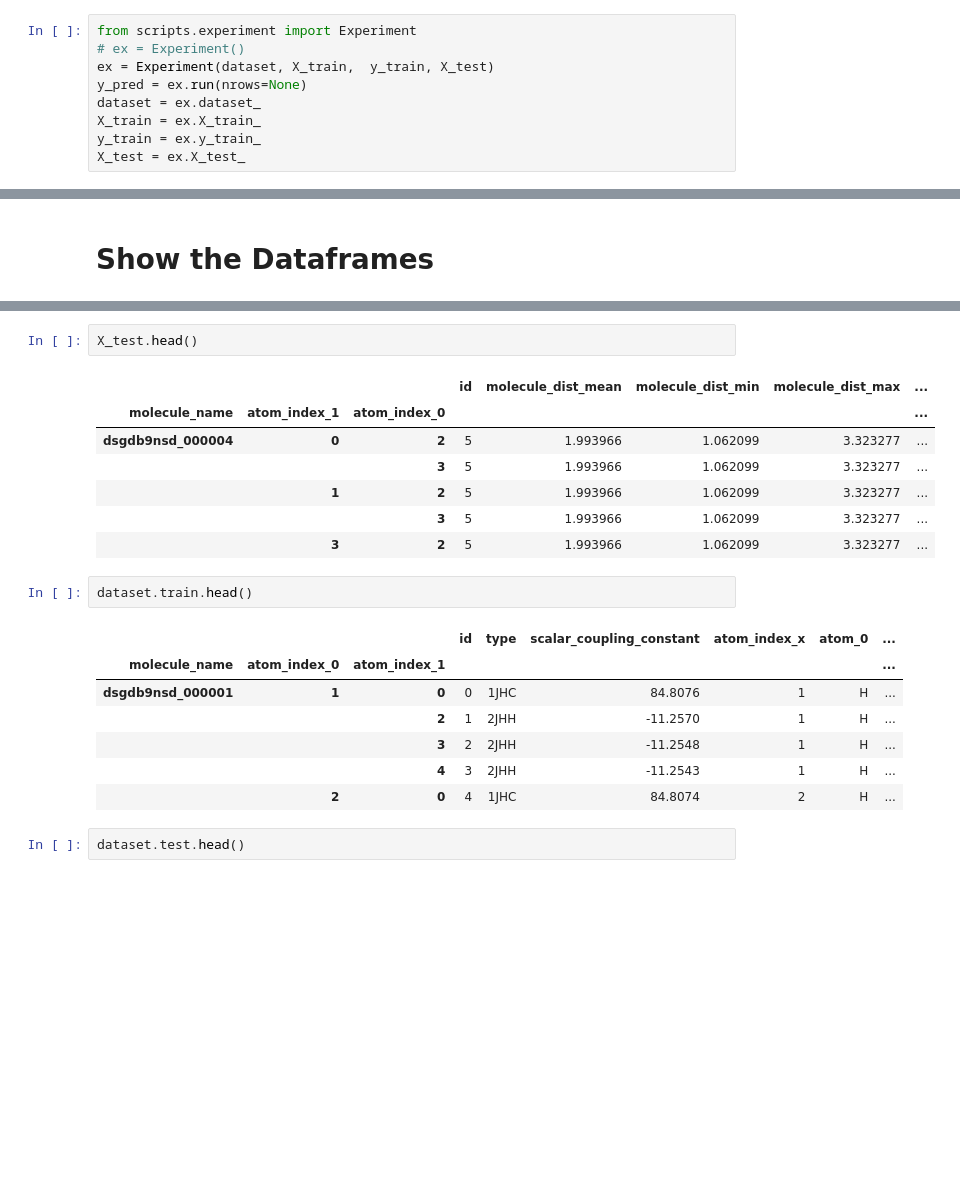
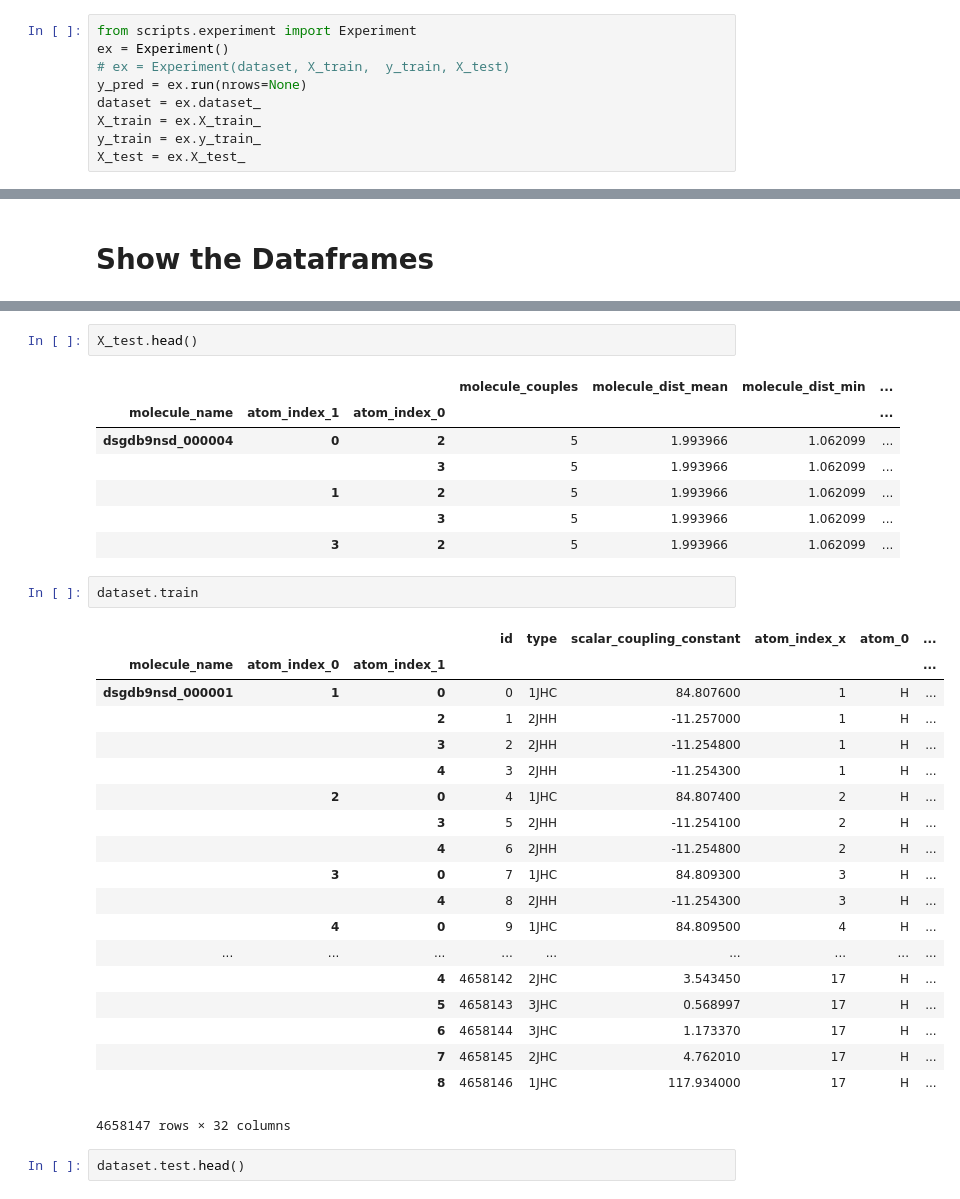
Before and after one commit to KenkenGoda/CHAMPS, a Jupyter notebook: notebooks/experiment.ipynb, the cells around one changed output, grey strips where cells are left out. Saved outputs shown, nothing was run; the diff lists cells and outputs as text; blank space fills up the shorter version.

```diff
--- a/notebooks/experiment.ipynb
+++ b/notebooks/experiment.ipynb
@@ -33,8 +35,8 @@ for lst in FeatureFactory().feature_list():
 # Experiment
 # %%
 from scripts.experiment import Experiment
-# ex = Experiment()
-ex = Experiment(dataset, X_train,  y_train, X_test)
+ex = Experiment()
+# ex = Experiment(dataset, X_train,  y_train, X_test)
 y_pred = ex.run(nrows=None)
 dataset = ex.dataset_
 X_train = ex.X_train_
@@ -161,23 +90,35 @@ y_train.head()
 # %%
 X_test.head()
 # %% [output]
-|  |  |  | id | molecule_dist_mean | molecule_dist_min | molecule_dist_max | ... |
-| molecule_name | atom_index_1 | atom_index_0 |  |  |  |  | ... |
-| dsgdb9nsd_000004 | 0 | 2 | 5 | 1.993966 | 1.062099 | 3.323277 | ... |
-|  |  | 3 | 5 | 1.993966 | 1.062099 | 3.323277 | ... |
-|  | 1 | 2 | 5 | 1.993966 | 1.062099 | 3.323277 | ... |
-|  |  | 3 | 5 | 1.993966 | 1.062099 | 3.323277 | ... |
-|  | 3 | 2 | 5 | 1.993966 | 1.062099 | 3.323277 | ... |
+|  |  |  | molecule_couples | molecule_dist_mean | molecule_dist_min | ... |
+| molecule_name | atom_index_1 | atom_index_0 |  |  |  | ... |
+| dsgdb9nsd_000004 | 0 | 2 | 5 | 1.993966 | 1.062099 | ... |
+|  |  | 3 | 5 | 1.993966 | 1.062099 | ... |
+|  | 1 | 2 | 5 | 1.993966 | 1.062099 | ... |
+|  |  | 3 | 5 | 1.993966 | 1.062099 | ... |
+|  | 3 | 2 | 5 | 1.993966 | 1.062099 | ... |
 # %%
-dataset.train.head()
+dataset.train
 # %% [output]
 |  |  |  | id | type | scalar_coupling_constant | atom_index_x | atom_0 | ... |
 | molecule_name | atom_index_0 | atom_index_1 |  |  |  |  |  | ... |
-| dsgdb9nsd_000001 | 1 | 0 | 0 | 1JHC | 84.8076 | 1 | H | ... |
-|  |  | 2 | 1 | 2JHH | -11.2570 | 1 | H | ... |
-|  |  | 3 | 2 | 2JHH | -11.2548 | 1 | H | ... |
-|  |  | 4 | 3 | 2JHH | -11.2543 | 1 | H | ... |
-|  | 2 | 0 | 4 | 1JHC | 84.8074 | 2 | H | ... |
+| dsgdb9nsd_000001 | 1 | 0 | 0 | 1JHC | 84.807600 | 1 | H | ... |
+|  |  | 2 | 1 | 2JHH | -11.257000 | 1 | H | ... |
+|  |  | 3 | 2 | 2JHH | -11.254800 | 1 | H | ... |
+|  |  | 4 | 3 | 2JHH | -11.254300 | 1 | H | ... |
+|  | 2 | 0 | 4 | 1JHC | 84.807400 | 2 | H | ... |
+|  |  | 3 | 5 | 2JHH | -11.254100 | 2 | H | ... |
+|  |  | 4 | 6 | 2JHH | -11.254800 | 2 | H | ... |
+|  | 3 | 0 | 7 | 1JHC | 84.809300 | 3 | H | ... |
+|  |  | 4 | 8 | 2JHH | -11.254300 | 3 | H | ... |
+|  | 4 | 0 | 9 | 1JHC | 84.809500 | 4 | H | ... |
+| ... | ... | ... | ... | ... | ... | ... | ... | ... |
+|  |  | 4 | 4658142 | 2JHC | 3.543450 | 17 | H | ... |
+|  |  | 5 | 4658143 | 3JHC | 0.568997 | 17 | H | ... |
+|  |  | 6 | 4658144 | 3JHC | 1.173370 | 17 | H | ... |
+|  |  | 7 | 4658145 | 2JHC | 4.762010 | 17 | H | ... |
+|  |  | 8 | 4658146 | 1JHC | 117.934000 | 17 | H | ... |
+4658147 rows × 32 columns
 # %%
 dataset.test.head()
 # %% [output]
```
Also changed, not shown: parts of 6 cells of this notebook, 2 other files.
